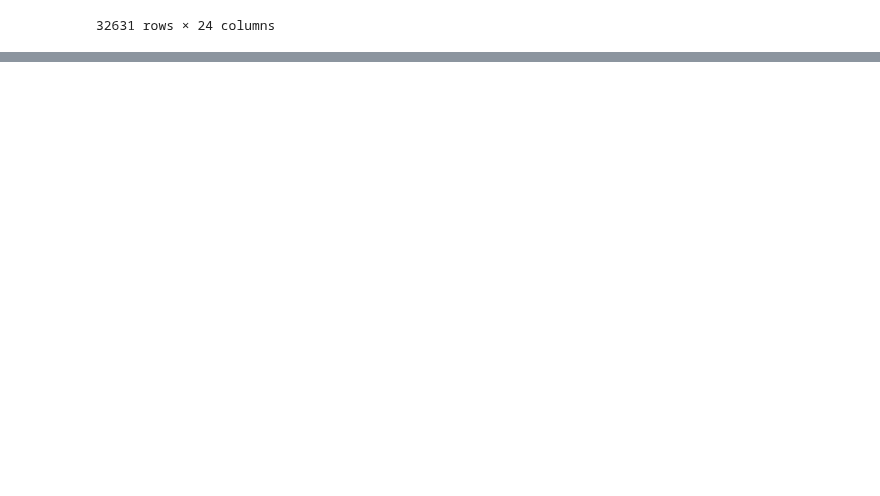
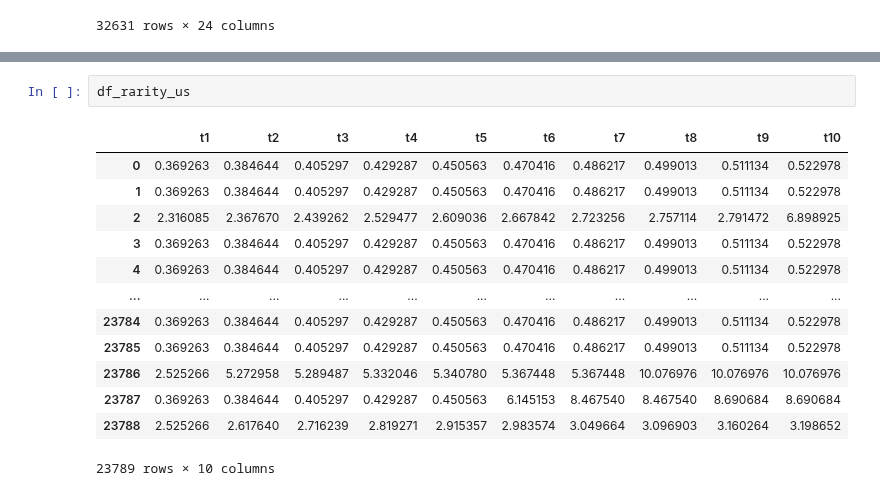
Before and after one commit to sdaza/Sequenzo, a Jupyter notebook: original_datasets_and_cleaning/qiqi/250808_tree/250808_tree_tests.ipynb, the cells around one changed output, grey strips where cells are left out. Saved outputs shown, nothing was run; the diff lists cells and outputs as text; blank space fills up the shorter version.

```diff
--- a/original_datasets_and_cleaning/qiqi/250808_tree/250808_tree_tests.ipynb
+++ b/original_datasets_and_cleaning/qiqi/250808_tree/250808_tree_tests.ipynb
@@ -738,0 +668,16 @@ df
+# %%
+df_rarity_us
+# %% [output]
+|  | t1 | t2 | t3 | t4 | t5 | t6 | t7 | t8 | t9 | t10 |
+| 0 | 0.369263 | 0.384644 | 0.405297 | 0.429287 | 0.450563 | 0.470416 | 0.486217 | 0.499013 | 0.511134 | 0.522978 |
+| 1 | 0.369263 | 0.384644 | 0.405297 | 0.429287 | 0.450563 | 0.470416 | 0.486217 | 0.499013 | 0.511134 | 0.522978 |
+| 2 | 2.316085 | 2.367670 | 2.439262 | 2.529477 | 2.609036 | 2.667842 | 2.723256 | 2.757114 | 2.791472 | 6.898925 |
+| 3 | 0.369263 | 0.384644 | 0.405297 | 0.429287 | 0.450563 | 0.470416 | 0.486217 | 0.499013 | 0.511134 | 0.522978 |
+| 4 | 0.369263 | 0.384644 | 0.405297 | 0.429287 | 0.450563 | 0.470416 | 0.486217 | 0.499013 | 0.511134 | 0.522978 |
+| ... | ... | ... | ... | ... | ... | ... | ... | ... | ... | ... |
+| 23784 | 0.369263 | 0.384644 | 0.405297 | 0.429287 | 0.450563 | 0.470416 | 0.486217 | 0.499013 | 0.511134 | 0.522978 |
+| 23785 | 0.369263 | 0.384644 | 0.405297 | 0.429287 | 0.450563 | 0.470416 | 0.486217 | 0.499013 | 0.511134 | 0.522978 |
+| 23786 | 2.525266 | 5.272958 | 5.289487 | 5.332046 | 5.340780 | 5.367448 | 5.367448 | 10.076976 | 10.076976 | 10.076976 |
+| 23787 | 0.369263 | 0.384644 | 0.405297 | 0.429287 | 0.450563 | 6.145153 | 8.467540 | 8.467540 | 8.690684 | 8.690684 |
+| 23788 | 2.525266 | 2.617640 | 2.716239 | 2.819271 | 2.915357 | 2.983574 | 3.049664 | 3.096903 | 3.160264 | 3.198652 |
+23789 rows × 10 columns
```
Also changed, not shown: parts of 14 cells of this notebook, 9 other files.
